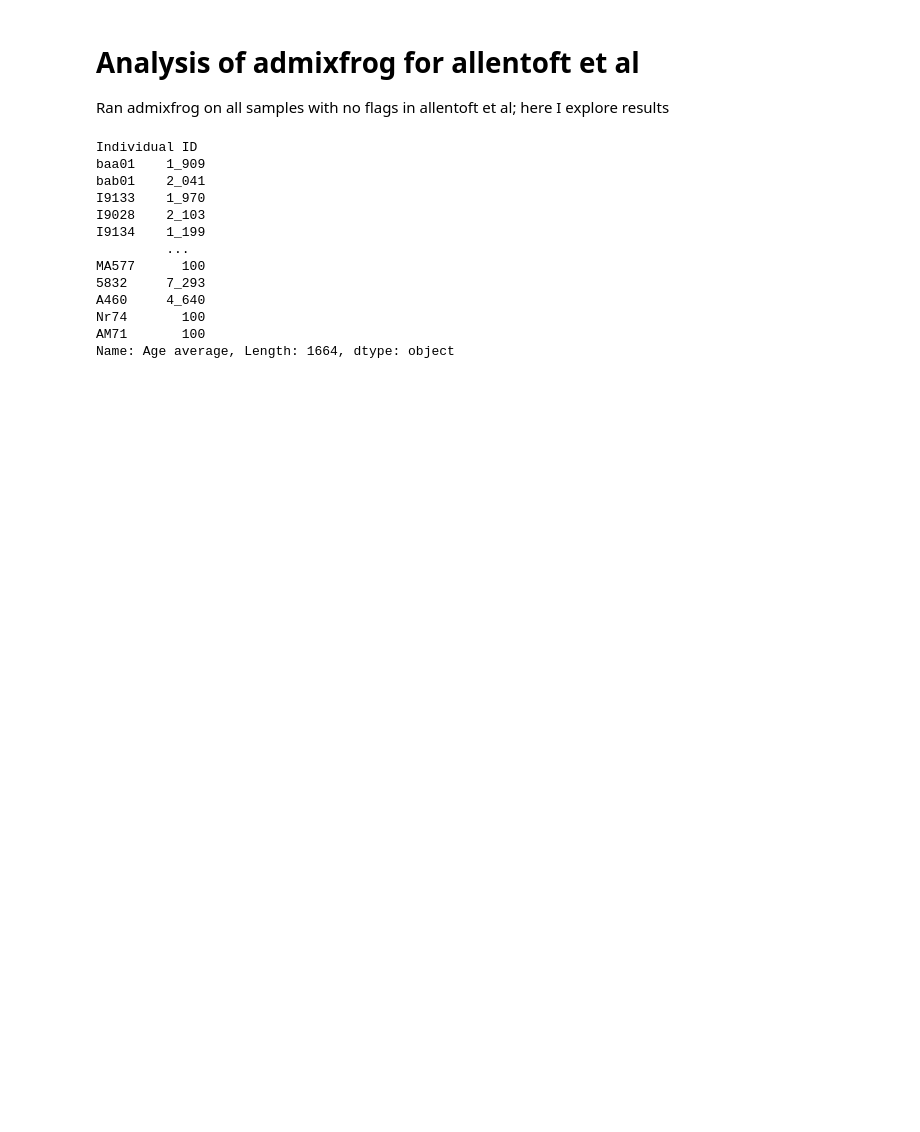
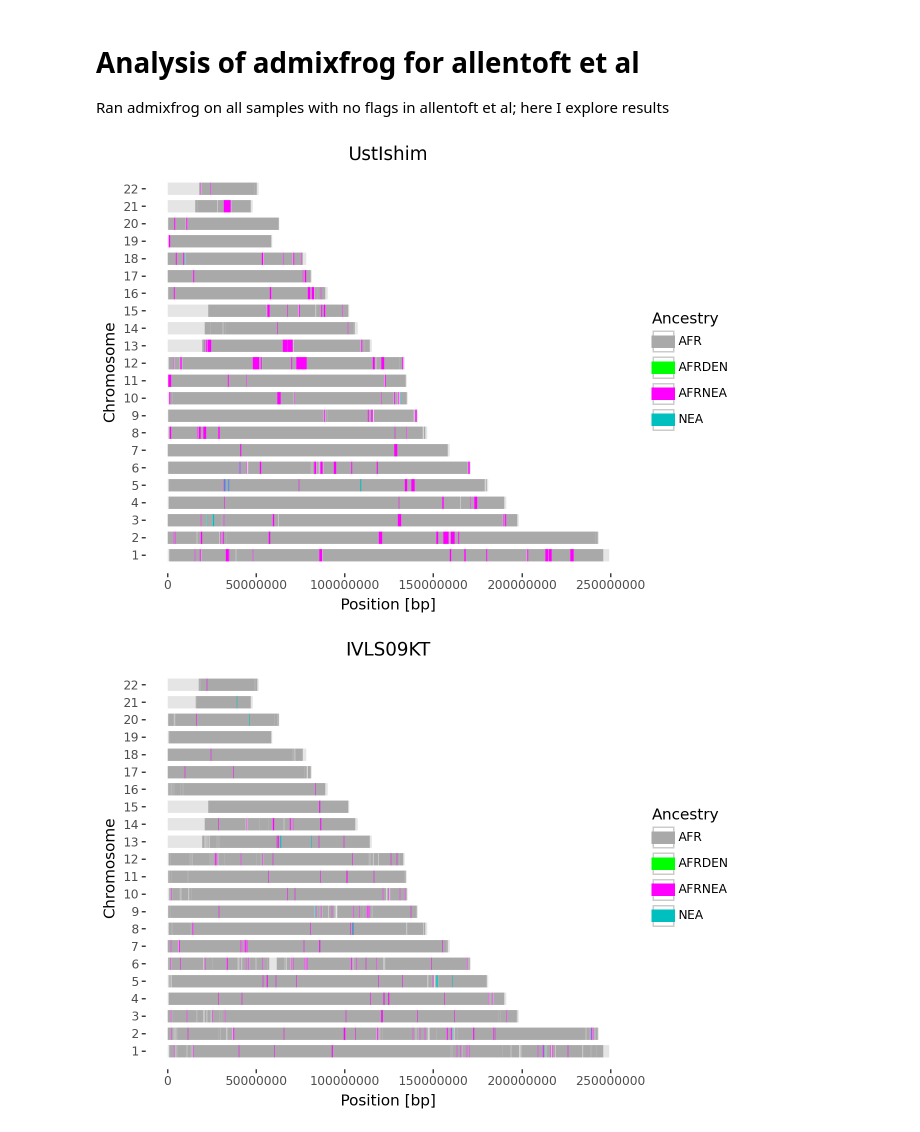
Before and after one commit to jedsurf/moorjani-rotation, a Jupyter notebook: notebooks/241004_admixfrog_out.ipynb, the cells around one changed output. Cells and saved outputs as stored; diff of their text form; code cells hidden in the pictures; blank space fills up the shorter version.

```diff
--- a/notebooks/241004_admixfrog_out.ipynb
+++ b/notebooks/241004_admixfrog_out.ipynb
@@ -75,21 +80,10 @@ chromosomes["chrom"] = chromosomes["chrom"].astype(int)
 samples = pd.read_csv("../processed-data/noflag.inds.txt", header=None, index_col=0)
 samples = samples.index.tolist()
 # %%
-# plot_introgression("NEO830")
+plot_introgression("UstIshim")
+plot_introgression("IVLS09KT")
+
 # plot_introgression("NEO823")
+# %% [output]
+[figure, added]
+[figure, added]
-# %%
-metadata["Age average"].str.replace(",", "_")
-# %% [output]
-Individual ID
-baa01    1_909
-bab01    2_041
-I9133    1_970
-I9028    2_103
-I9134    1_199
-         ...
-MA577      100
-5832     7_293
-A460     4_640
-Nr74       100
-AM71       100
-Name: Age average, Length: 1664, dtype: object
```
Also changed, not shown: parts of 30 cells of this notebook.
